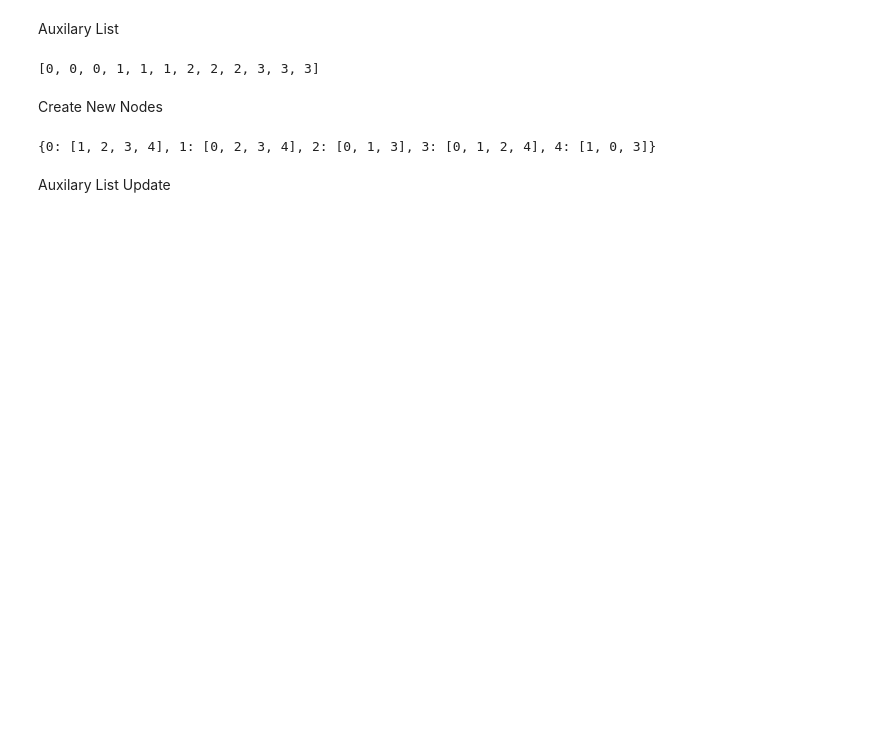
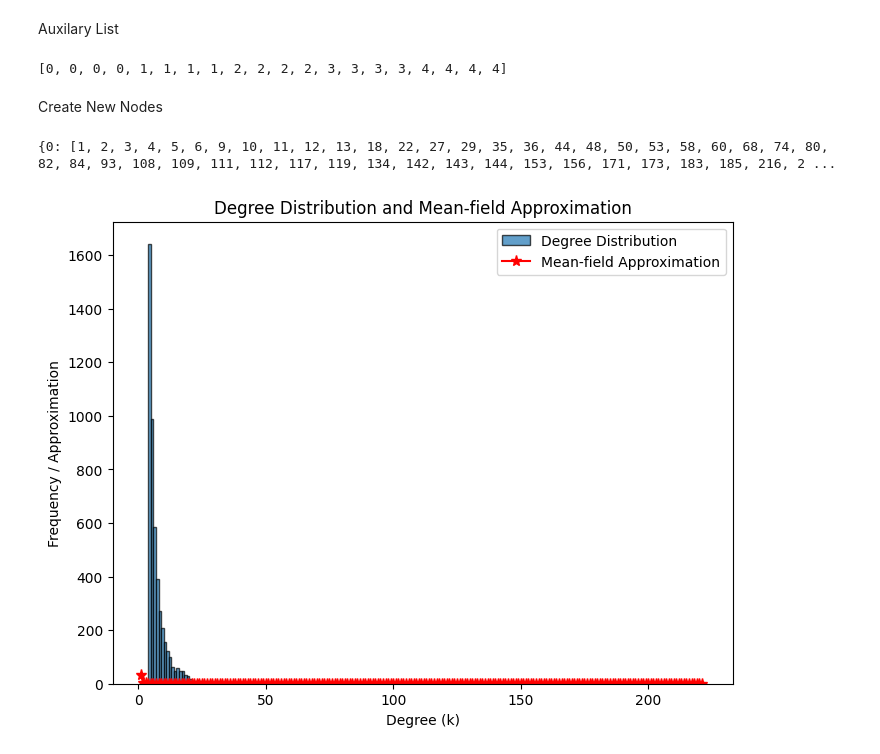
Before and after one commit to CherryWookie/Critical-Phenomena-and-Complexity, a Jupyter notebook: appliedhw/application.ipynb, the cells around one changed output. Saved outputs shown, nothing was run; the diff lists cells and outputs as text; code cells hidden in the pictures; blank space fills up the shorter version.

```diff
--- a/appliedhw/application.ipynb
+++ b/appliedhw/application.ipynb
@@ -58,6 +1,9 @@ print(network)
 # %%
-N = 5
-m = 3
+import matplotlib.pyplot as plt
+from collections import Counter
+
+N = 5000
+m = 4
 
 # Initialize Library
 Network = {node: [] for node in range(N)}
@@ -92,7 +38,7 @@ for node in range(n0):
 
 print(aux_list)
 # %% [output]
-[0, 0, 0, 1, 1, 1, 2, 2, 2, 3, 3, 3]
+[0, 0, 0, 0, 1, 1, 1, 1, 2, 2, 2, 2, 3, 3, 3, 3, 4, 4, 4, 4]
 # %% [markdown]
 Create New Nodes
 # %%
@@ -111,7 +57,7 @@ for new_node in range(n0, N):
             Network[new_node].append(the_chosen_node)
             Network[the_chosen_node].append(new_node)
 
-    # Update the auxiliary list
+    # Update auxiliary list
     aux_list.extend([new_node] * m)  # Add the new node j, m times
     for node in connected_nodes:
         aux_list.append(node)  # Add each connected node once
@@ -119,6 +65,44 @@ for new_node in range(n0, N):
 
 print(Network)
 # %% [output]
-{0: [1, 2, 3, 4], 1: [0, 2, 3, 4], 2: [0, 1, 3], 3: [0, 1, 2, 4], 4: [1, 0, 3]}
+{0: [1, 2, 3, 4, 5, 6, 9, 10, 11, 12, 13, 18, 22, 27, 29, 35, 36, 44, 48, 50, 53, 58, 60, 68, 74, 80, 82, 84, 93, 108, 109, 111, 112, 117, 119, 134, 142, 143, 144, 153, 156, 171, 173, 183, 185, 216, 2 ...
-# %% [markdown]
-Auxilary List Update
+# %%
+
+k_list = []
+mf_approx_list = []
+for node in Network:
+    k = len(Network[node])
+    k_list.append(k)
+
+    mf_approx = (2*(m^2)) / (k^3)
+    mf_approx_list.append(mf_approx)
+# %%
+
+# Calculate degree list (k_list)
+k_list = [len(Network[node]) for node in Network]
+
+# Step 1: Plot the degree distribution as a histogram
+plt.figure(figsize=(8, 6))
+
+# Histogram of degree distribution
+plt.hist(k_list, bins=range(min(k_list), max(k_list) + 2), edgecolor='black', alpha=0.7, label='Degree Distribution')
+
+# Step 2: Generate the degree values for the mean-field approximation
+degree_axis = list(range(1, max(k_list) + 1))  # Range from 1 to max degree in the network
+mf_approx_list = [(2 * (m ** 2)) / (k**3) for k in degree_axis]  # Mean-field approximation
+
+# Plot the mean-field approximation
+plt.plot(degree_axis, mf_approx_list, 'r*-', label="Mean-field Approximation", markersize=8)
+
+# Labels and title
+plt.xlabel('Degree (k)')
+plt.ylabel('Frequency / Approximation')
+plt.title('Degree Distribution and Mean-field Approximation')
+
+# Add a legend
+plt.legend()
+
+# Show the plot
+plt.show()
+# %% [output]
+[figure, added]
```
Also changed, not shown: parts of 2 cells of this notebook, 1 other file.
